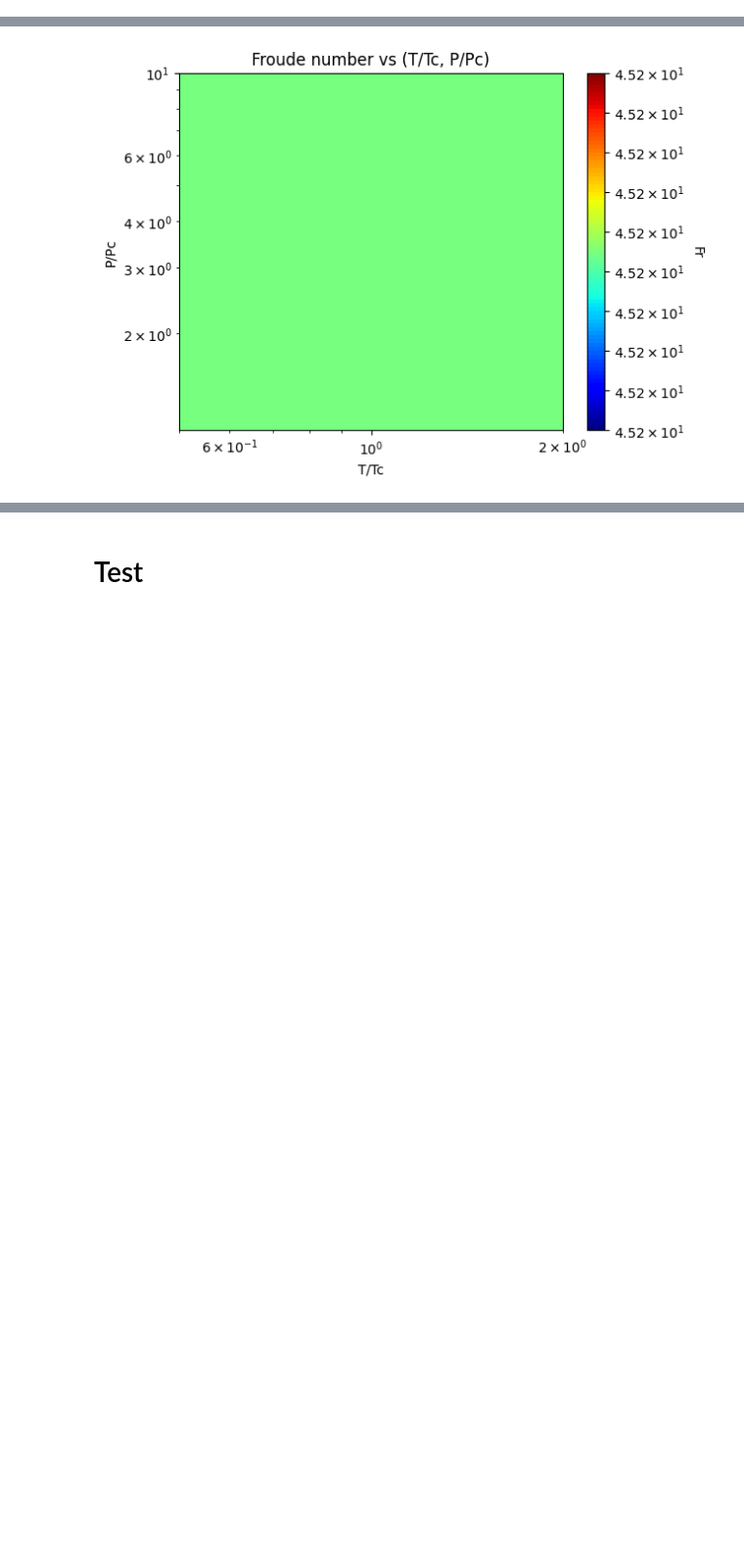
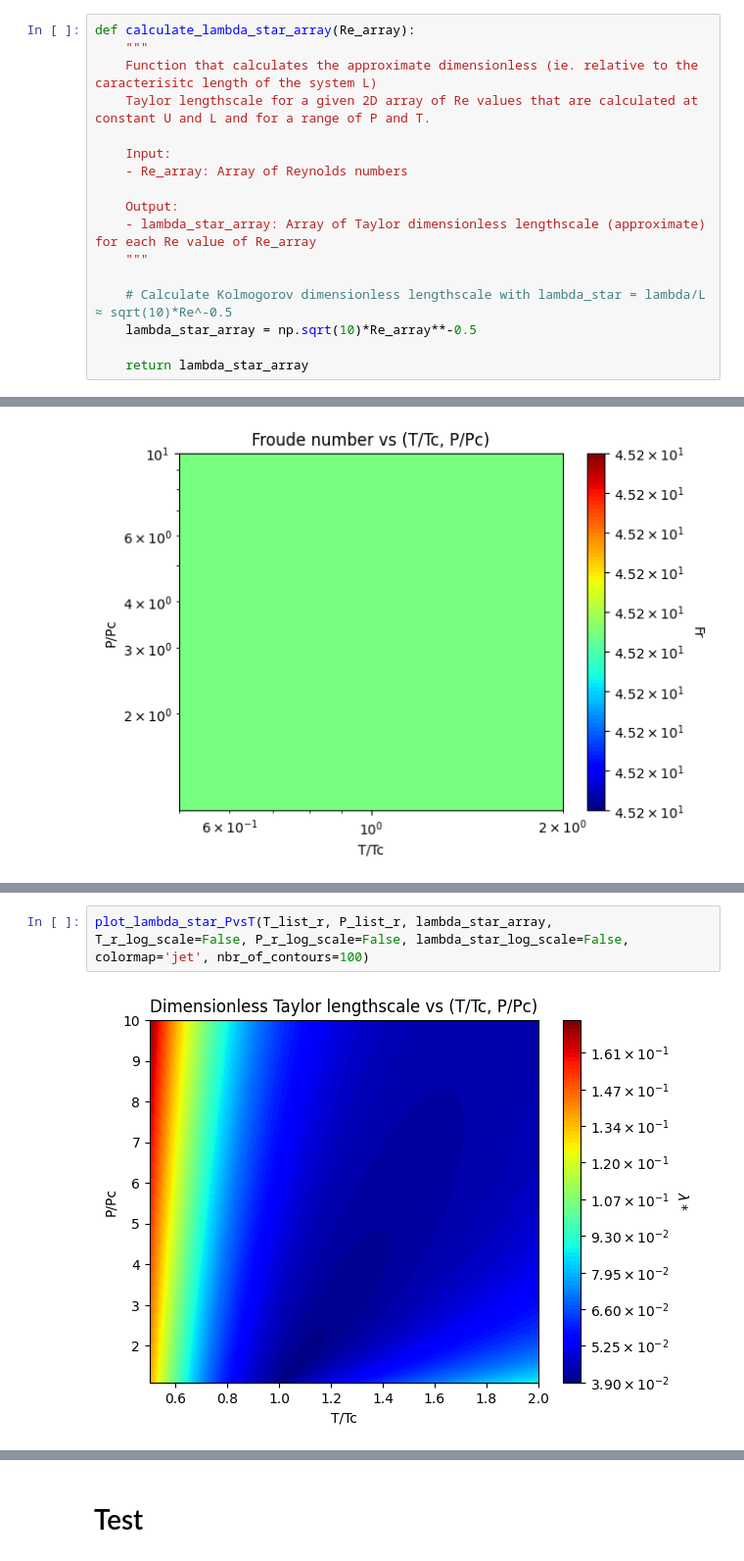
Before and after one commit to henri-avec-un-i/UPC_internship, a Jupyter notebook: caracterisation_of_turbulent_scales_dimensionless.ipynb, the cells around one changed output, grey strips where cells are left out. Shown at 98% size. Drawn from its saved outputs; the diff is of its cells as text; blank space fills up the shorter version.

```diff
--- a/caracterisation_of_turbulent_scales_dimensionless.ipynb
+++ b/caracterisation_of_turbulent_scales_dimensionless.ipynb
@@ -489,0 +509,17 @@ def interest_parameters(U, L, P_list_SI, T_list_SI, gas_object, gas_transport_co
+# %%
+def calculate_lambda_star_array(Re_array):
+    """
+    Function that calculates the approximate dimensionless (ie. relative to the caracterisitc length of the system L)
+    Taylor lengthscale for a given 2D array of Re values that are calculated at constant U and L and for a range of P and T.
+
+    Input:
+    - Re_array: Array of Reynolds numbers
+
+    Output:
+    - lambda_star_array: Array of Taylor dimensionless lengthscale (approximate) for each Re value of Re_array
+    """
+
+    # Calculate Kolmogorov dimensionless lengthscale with lambda_star = lambda/L ≈ sqrt(10)*Re^-0.5
+    lambda_star_array = np.sqrt(10)*Re_array**-0.5
+
+    return lambda_star_array
@@ -1546,0 +1782,4 @@ plot_Fr_PvsT(T_list_r, P_list_r, Fr_array, T_r_log_scale=True, P_r_log_scale=Tru
+# %%
+plot_lambda_star_PvsT(T_list_r, P_list_r, lambda_star_array, T_r_log_scale=False, P_r_log_scale=False, lambda_star_log_scale=False, colormap='jet', nbr_of_contours=100)
+# %% [output]
+[figure, added]
```
Also changed, not shown: parts of 16 cells of this notebook.
